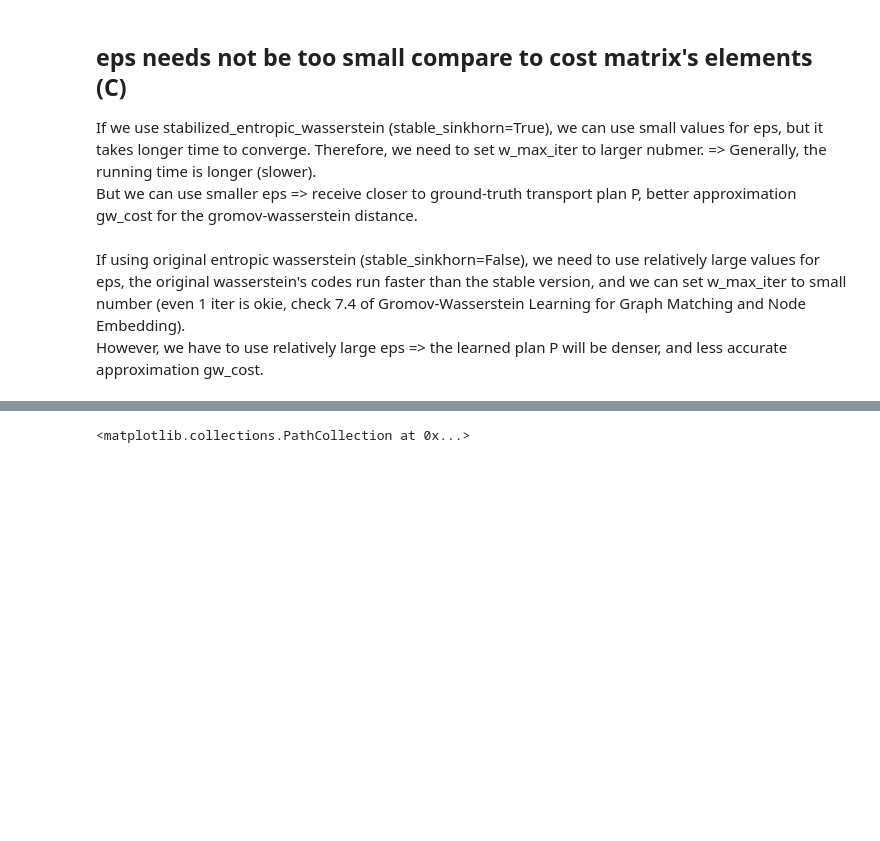
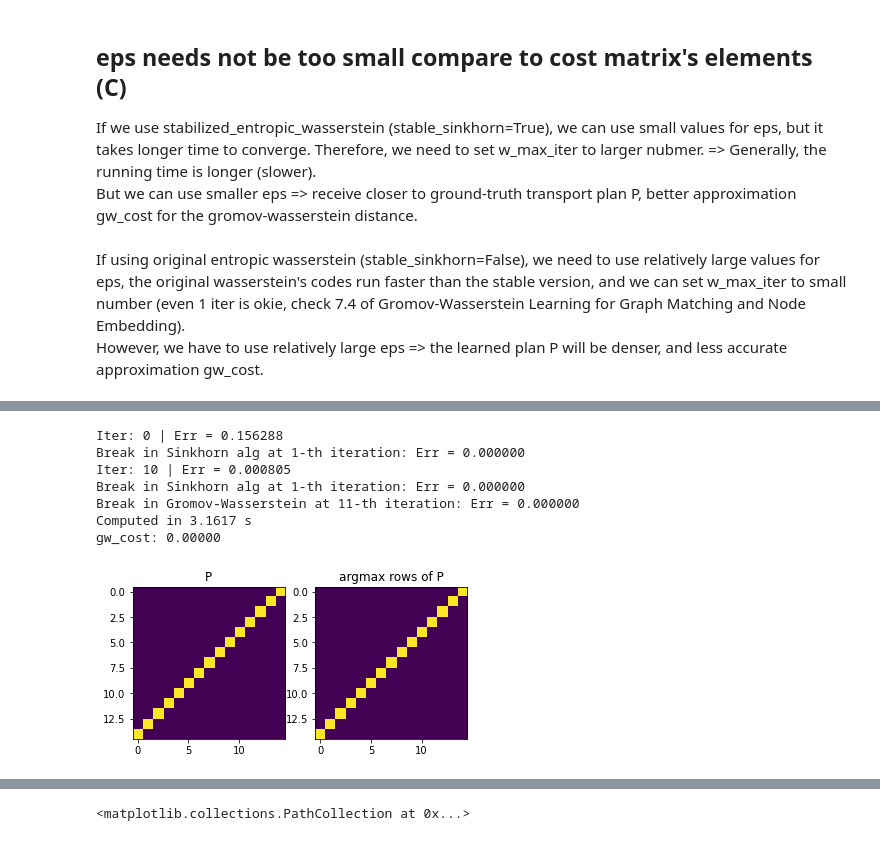
Before and after one commit to phucdoitoan/Optimal-Transport-Distance, a Jupyter notebook: gromov-wasserstein_examples.ipynb, the cells around one changed output, grey strips where cells are left out. Saved outputs shown, nothing was run; the diff lists cells and outputs as text; code cells hidden in the pictures; blank space fills up the shorter version.

```diff
--- a/gromov-wasserstein_examples.ipynb
+++ b/gromov-wasserstein_examples.ipynb
@@ -30,0 +81,22 @@ However, we have to use relatively large eps => the learned plan P will be dense
+# %%
+# stable version
+gw_dist = Entropic_GW(eps=1e-1, max_iter=100, thresh=1e-5,
+                      w_max_iter=1000, w_thresh=1e-9,
+                      inter_loss_type='square_loss',
+                      stable_sinkhorn=True, verbose=True)
+
+t0 = time()
+gw_cost, P = gw_dist(x, y, px, py)
+print('Computed in %.4f s' %(time() - t0))
+print('gw_cost: %.5f' %(gw_cost))
+
+show_P(P.to('cpu'), 'simple_rotation_P_stable.png', True)
+# %% [output]
+Iter: 0 | Err = 0.156288
+Break in Sinkhorn alg at 1-th iteration: Err = 0.000000
+Iter: 10 | Err = 0.000805
+Break in Sinkhorn alg at 1-th iteration: Err = 0.000000
+Break in Gromov-Wasserstein at 11-th iteration: Err = 0.000000
+Computed in 3.1617 s
+gw_cost: 0.00000
+[figure, added]
```
Also changed, not shown: parts of 11 cells of this notebook, 6 other files.
